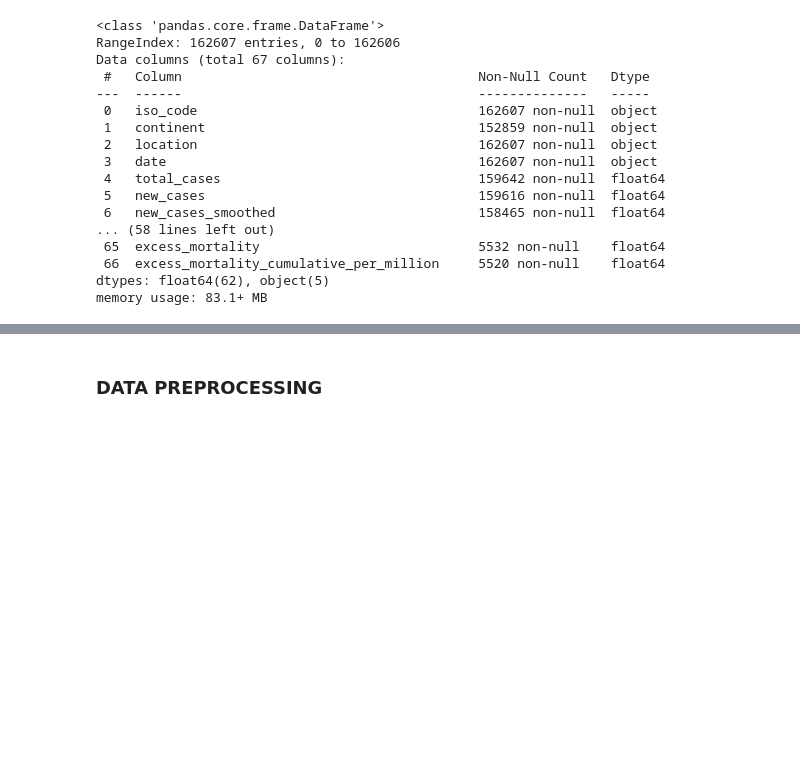
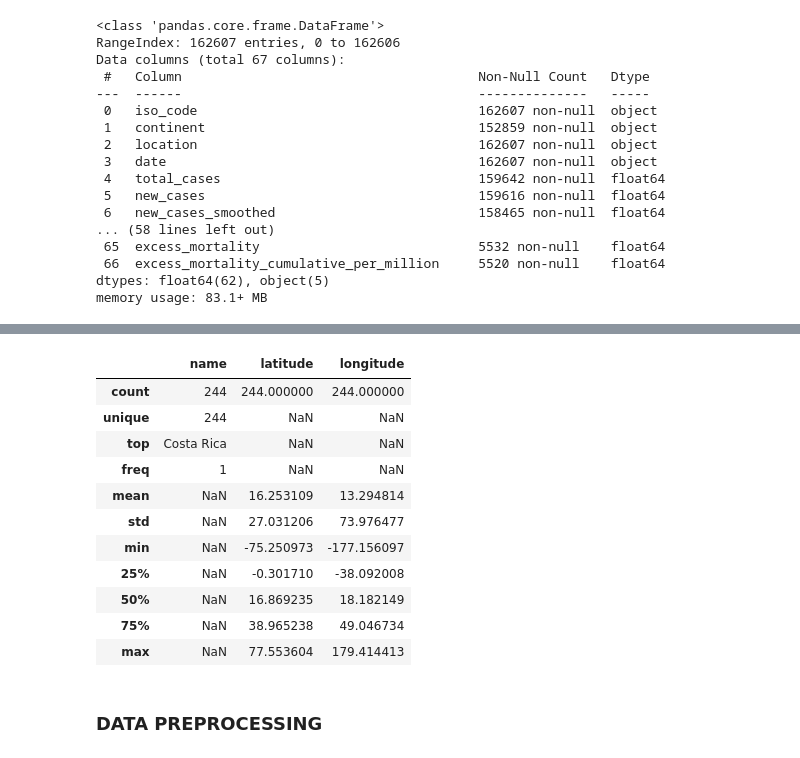
Before and after one commit to davidehosein/COVID-19-Analysis, a Jupyter notebook: covid_19_analysis.ipynb, the cells around one changed output, grey strips where cells are left out. Drawn from its saved outputs; the diff is of its cells as text; code cells hidden in the pictures; blank space fills up the shorter version.

Commit message:
Added a dataset containing the coordinates of each country. Updated the Data Preprocessing section toinclude the latitude and longitude of each country in the df DataFrame.

```diff
--- a/covid_19_analysis.ipynb
+++ b/covid_19_analysis.ipynb
@@ -191,0 +181,14 @@ df.describe(include='all') # Displays statistical information about the columns
+# %%
+filename = 'data/coordinates.csv' # File Path.
+
+if os.path.exists(filename): # Checks if the file exists.
+    if filename.endswith('.csv'): # Checks if the file is a '.csv' file.
+        coordinates_df = pd.read_csv(filename, encoding = "ISO-8859-1") # Loads the dataset into a Pandas DataFrame.
+    else:
+        print(f'{filename} is not a .csv file') # Displays a message that the file is not a '.csv' file
+        print('Program terminated...\n')
+        sys.exit() # Terminates the program.
+else:
+    print(f'{filename} does not exist.') # Displays a message that the file does not exist.
+    print('Program terminated...\n') # Displays a message that the program is terminated.
+    sys.exit() # Terminates the program.
@@ -192,3 +228,18 @@ df.describe(include='all') # Displays statistical information about the columns
+# %%
+coordinates_df.describe(include='all') # Displays statistical information about the columns in the DataFrame.
+# %% [output]
+|  | name | latitude | longitude |
+| count | 244 | 244.000000 | 244.000000 |
+| unique | 244 | NaN | NaN |
+| top | Costa Rica | NaN | NaN |
+| freq | 1 | NaN | NaN |
+| mean | NaN | 16.253109 | 13.294814 |
+| std | NaN | 27.031206 | 73.976477 |
+| min | NaN | -75.250973 | -177.156097 |
+| 25% | NaN | -0.301710 | -38.092008 |
+| 50% | NaN | 16.869235 | 18.182149 |
+| 75% | NaN | 38.965238 | 49.046734 |
+| max | NaN | 77.553604 | 179.414413 |
 # %% [markdown]
 ### DATA PREPROCESSING <a class="anchor" id="data_preprocessing"></a>
 # %% [markdown]
```
Also changed, not shown: parts of 33 cells of this notebook, 1 other file.
